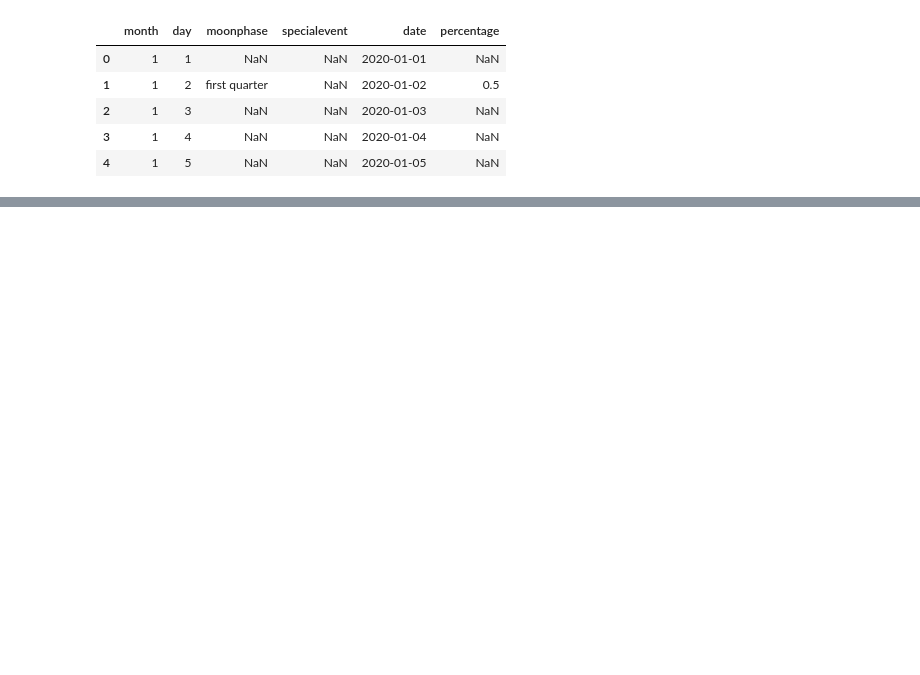
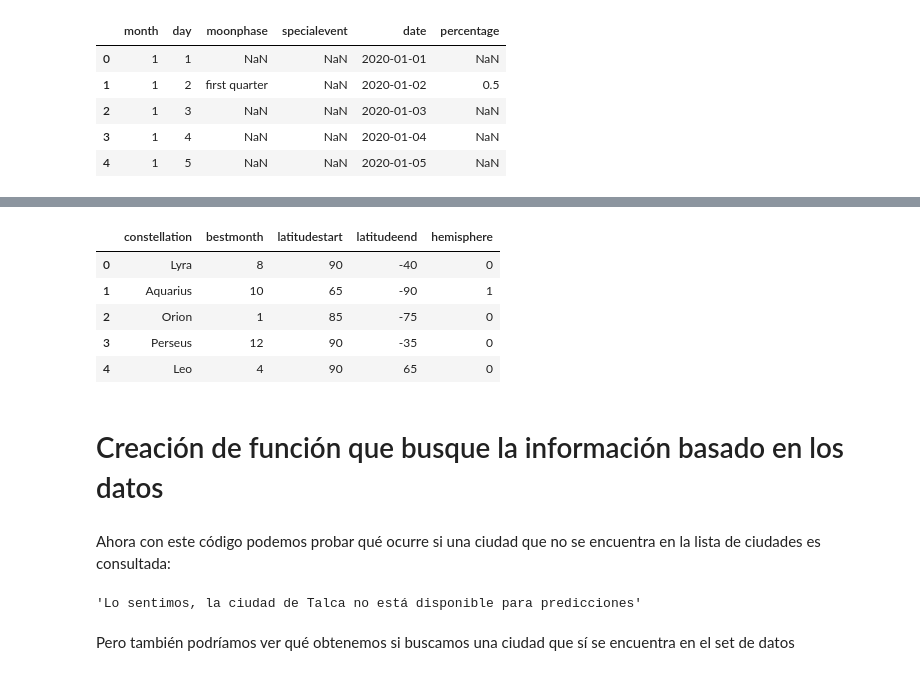
Before and after one commit to ArcayCo83/lluviameteoritos, a Jupyter notebook: meteorshowers.ipynb, the cells around one changed output, grey strips where cells are left out. Saved outputs shown, nothing was run; the diff lists cells and outputs as text; code cells hidden in the pictures; blank space fills up the shorter version.

```diff
--- a/meteorshowers.ipynb
+++ b/meteorshowers.ipynb
@@ -170,0 +252,13 @@ moon_phases.head()
+# %%
+constellations = constellations.drop(['besttime'], axis=1)
+# %%
+constellations
+# %% [output]
+|  | constellation | bestmonth | latitudestart | latitudeend | hemisphere |
+| 0 | Lyra | 8 | 90 | -40 | 0 |
+| 1 | Aquarius | 10 | 65 | -90 | 1 |
+| 2 | Orion | 1 | 85 | -75 | 0 |
+| 3 | Perseus | 12 | 90 | -35 | 0 |
+| 4 | Leo | 4 | 90 | 65 | 0 |
+# %% [markdown]
+# Creación de función que busque la información basado en los datos
@@ -170,0 +275,8 @@ moon_phases.head()
+# %% [markdown]
+Ahora con este código podemos probar qué ocurre si una ciudad que no se encuentra en la lista de ciudades es consultada:
+# %%
+predict_best_meteor_shower_viewing("Talca")
+# %% [output]
+'Lo sentimos, la ciudad de Talca no está disponible para predicciones'
+# %% [markdown]
+Pero también podríamos ver qué obtenemos si buscamos una ciudad que sí se encuentra en el set de datos
```
Also changed, not shown: parts of 21 cells of this notebook.
